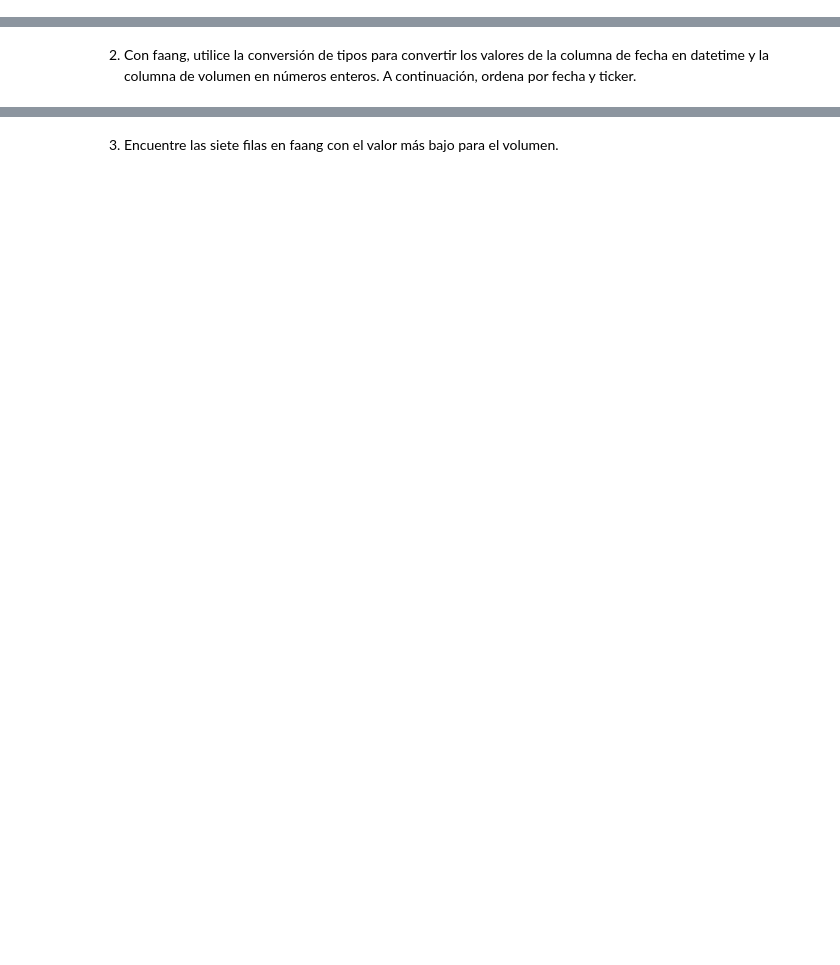
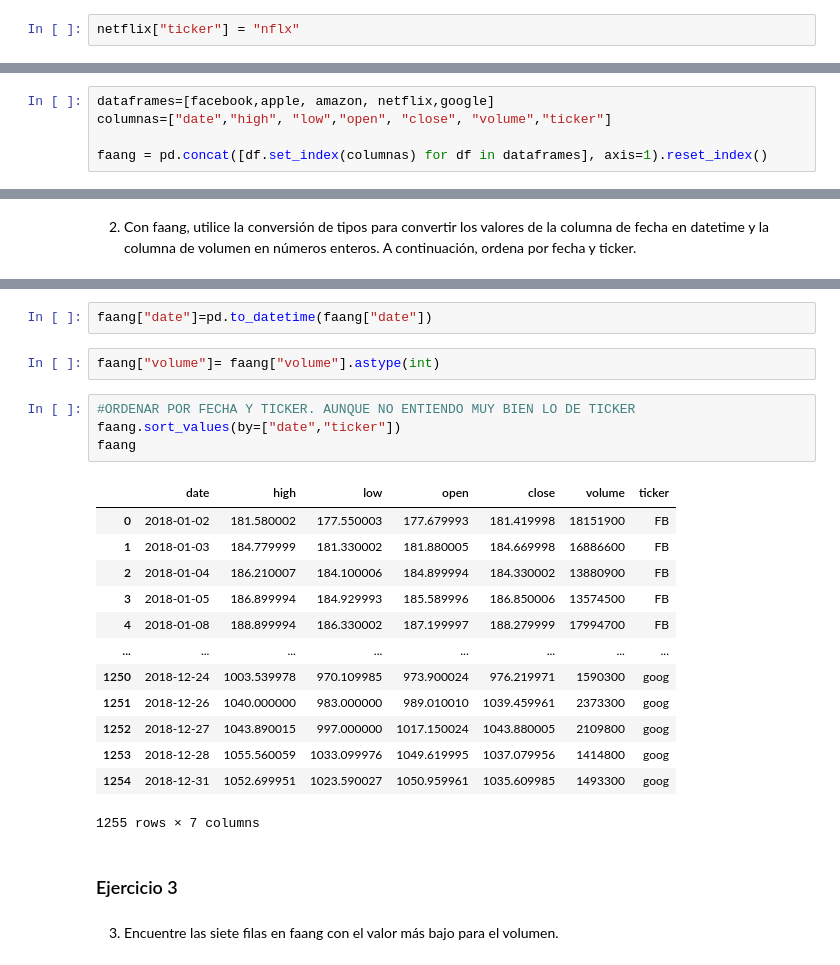
Before and after one commit to AmyGaarcia/DS_PT_09_2023, a Jupyter notebook: Data_Analysis/Analisis_de_datos/ch_03/ejercicios/ejercicio-hecho.ipynb, the cells around one changed output, grey strips where cells are left out. Cells and saved outputs as stored; diff of their text form; blank space fills up the shorter version.

```diff
--- a/Data_Analysis/Analisis_de_datos/ch_03/ejercicios/ejercicio-hecho.ipynb
+++ b/Data_Analysis/Analisis_de_datos/ch_03/ejercicios/ejercicio-hecho.ipynb
@@ -8,0 +84,2 @@ Completa los siguientes ejercicios utilizando lo que hemos aprendido hasta y los
+# %%
+netflix["ticker"] = "nflx"
@@ -8,0 +95,5 @@ Completa los siguientes ejercicios utilizando lo que hemos aprendido hasta y los
+# %%
+dataframes=[facebook,apple, amazon, netflix,google]
+columnas=["date","high", "low","open", "close", "volume","ticker"]
+
+faang = pd.concat([df.set_index(columnas) for df in dataframes], axis=1).reset_index()
@@ -11,2 +135,26 @@ Completa los siguientes ejercicios utilizando lo que hemos aprendido hasta y los
+# %%
+faang["date"]=pd.to_datetime(faang["date"])
+# %%
+faang["volume"]= faang["volume"].astype(int)
+# %%
+#ORDENAR POR FECHA Y TICKER. AUNQUE NO ENTIENDO MUY BIEN LO DE TICKER
+faang.sort_values(by=["date","ticker"])
+faang
+# %% [output]
+|  | date | high | low | open | close | volume | ticker |
+| 0 | 2018-01-02 | 181.580002 | 177.550003 | 177.679993 | 181.419998 | 18151900 | FB |
+| 1 | 2018-01-03 | 184.779999 | 181.330002 | 181.880005 | 184.669998 | 16886600 | FB |
+| 2 | 2018-01-04 | 186.210007 | 184.100006 | 184.899994 | 184.330002 | 13880900 | FB |
+| 3 | 2018-01-05 | 186.899994 | 184.929993 | 185.589996 | 186.850006 | 13574500 | FB |
+| 4 | 2018-01-08 | 188.899994 | 186.330002 | 187.199997 | 188.279999 | 17994700 | FB |
+| ... | ... | ... | ... | ... | ... | ... | ... |
+| 1250 | 2018-12-24 | 1003.539978 | 970.109985 | 973.900024 | 976.219971 | 1590300 | goog |
+| 1251 | 2018-12-26 | 1040.000000 | 983.000000 | 989.010010 | 1039.459961 | 2373300 | goog |
+| 1252 | 2018-12-27 | 1043.890015 | 997.000000 | 1017.150024 | 1043.880005 | 2109800 | goog |
+| 1253 | 2018-12-28 | 1055.560059 | 1033.099976 | 1049.619995 | 1037.079956 | 1414800 | goog |
+| 1254 | 2018-12-31 | 1052.699951 | 1023.590027 | 1050.959961 | 1035.609985 | 1493300 | goog |
+1255 rows × 7 columns
+# %% [markdown]
+### Ejercicio 3
 # %% [markdown]
 3. Encuentre las siete filas en faang con el valor más bajo para el volumen.
```
Also changed, not shown: parts of 52 cells of this notebook.
